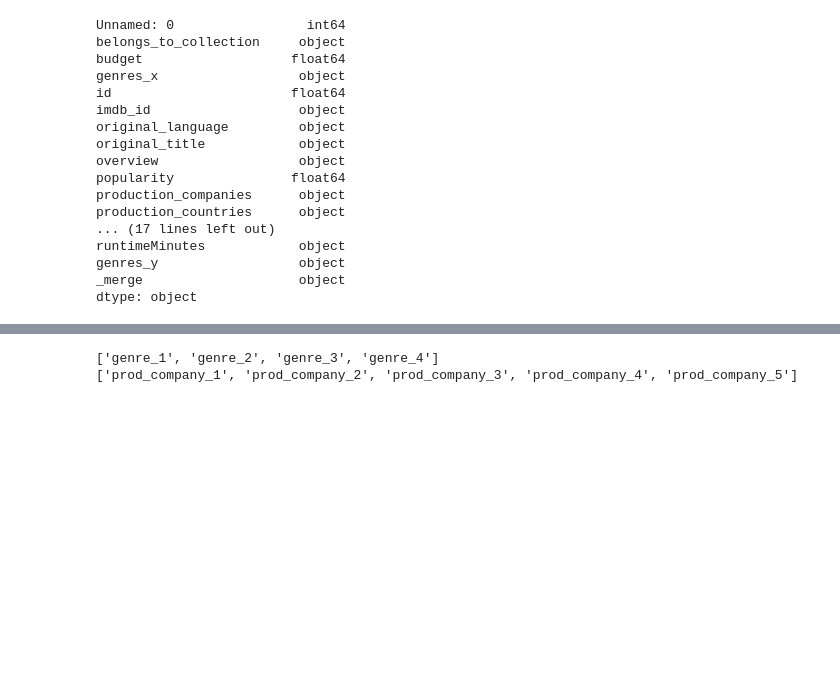
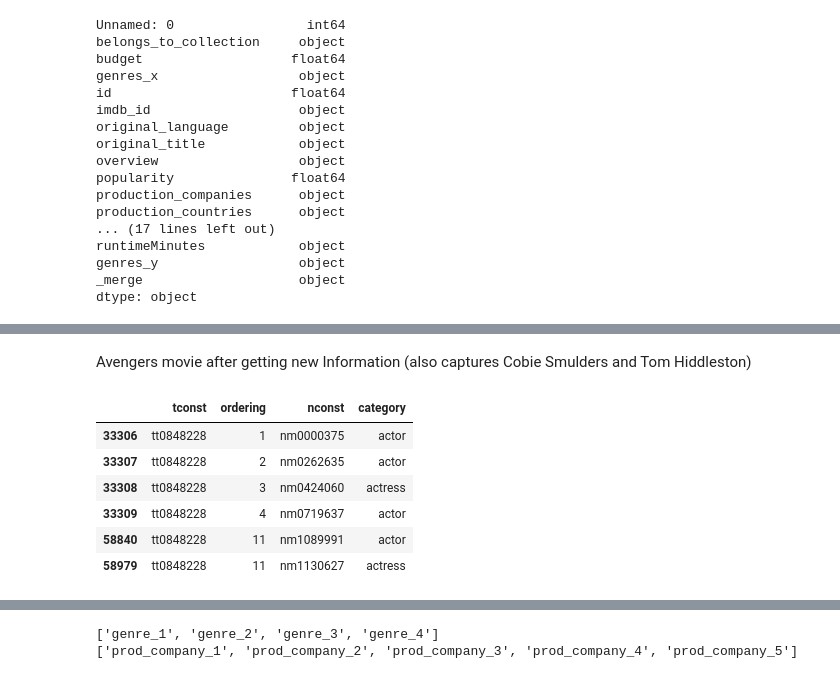
Before and after one commit to nsn116/Movie-Success-Predictor, a Jupyter notebook: data_preprocessing/Principals info.ipynb, the cells around one changed output, grey strips where cells are left out. Cells and saved outputs as stored; diff of their text form; code cells hidden in the pictures; blank space fills up the shorter version.

```diff
--- a/data_preprocessing/Principals info.ipynb
+++ b/data_preprocessing/Principals info.ipynb
@@ -118,0 +158,3 @@ movie_clean_companies['production_companies'] = movie_clean_companies['productio
+# %%
+# want to capture Robert Downey Jr. in Avengers but non random maintenance guy actor nm3912910
+relevant_principals = set(principals_no_job_chars['nconst'].values)
@@ -118,0 +232,14 @@ movie_clean_companies['production_companies'] = movie_clean_companies['productio
+# %% [markdown]
+Avengers movie after getting new Information (also captures Cobie Smulders and Tom Hiddleston)
+# %%
+avengers_filter = (principals_name_basics['tconst'] == 'tt0848228') & ((principals_name_basics['category'] == 'actor') | (principals_name_basics['category'] == 'actress'))
+
+principals_name_basics[avengers_filter].drop_duplicates(subset=['nconst'])
+# %% [output]
+|  | tconst | ordering | nconst | category |
+| 33306 | tt0848228 | 1 | nm0000375 | actor |
+| 33307 | tt0848228 | 2 | nm0262635 | actor |
+| 33308 | tt0848228 | 3 | nm0424060 | actress |
+| 33309 | tt0848228 | 4 | nm0719637 | actor |
+| 58840 | tt0848228 | 11 | nm1089991 | actor |
+| 58979 | tt0848228 | 11 | nm1130627 | actress |
```
Also changed, not shown: parts of 19 cells of this notebook, 1 other file.
